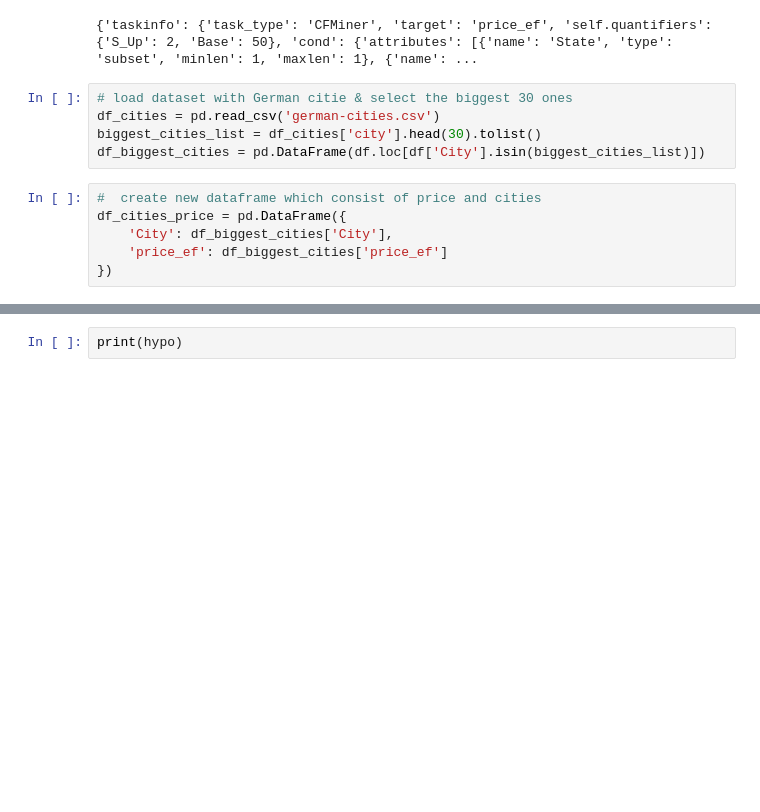
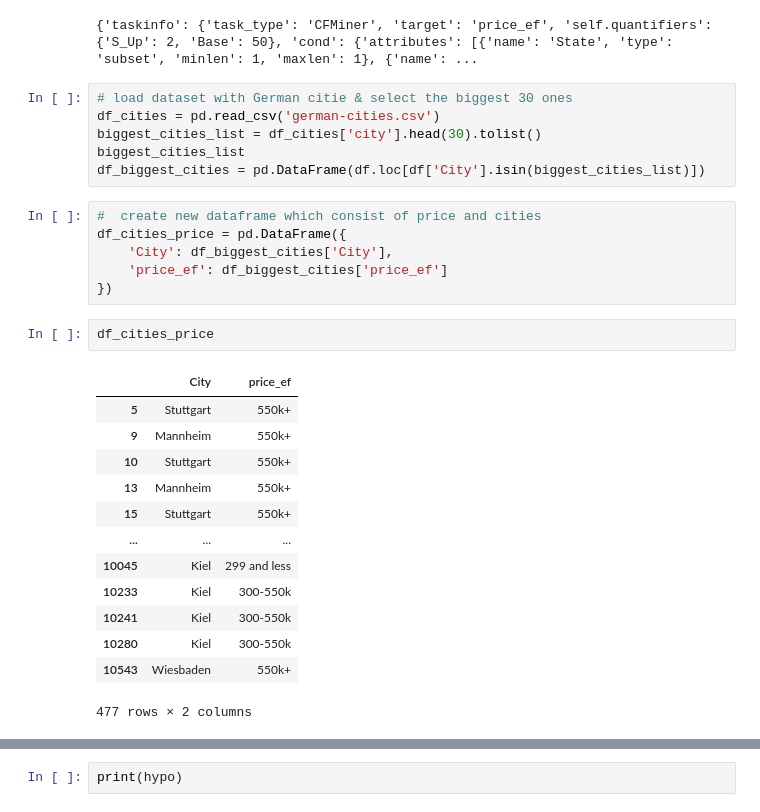
Before and after one commit to clytaemnestra/real-estate-data-analysis, a Jupyter notebook: analysis.ipynb, the cells around one changed output, grey strips where cells are left out. Drawn from its saved outputs; the diff is of its cells as text; blank space fills up the shorter version.

```diff
--- a/analysis.ipynb
+++ b/analysis.ipynb
@@ -631,6 +638,7 @@ print(hypo)
 # load dataset with German citie & select the biggest 30 ones
 df_cities = pd.read_csv('german-cities.csv')
 biggest_cities_list = df_cities['city'].head(30).tolist()
+biggest_cities_list
 df_biggest_cities = pd.DataFrame(df.loc[df['City'].isin(biggest_cities_list)])
 # %%
 #  create new dataframe which consist of price and cities
@@ -638,6 +646,22 @@ df_cities_price = pd.DataFrame({
     'City': df_biggest_cities['City'],
     'price_ef': df_biggest_cities['price_ef']
 })
+# %%
+df_cities_price
+# %% [output]
+|  | City | price_ef |
+| 5 | Stuttgart | 550k+ |
+| 9 | Mannheim | 550k+ |
+| 10 | Stuttgart | 550k+ |
+| 13 | Mannheim | 550k+ |
+| 15 | Stuttgart | 550k+ |
+| ... | ... | ... |
+| 10045 | Kiel | 299 and less |
+| 10233 | Kiel | 300-550k |
+| 10241 | Kiel | 300-550k |
+| 10280 | Kiel | 300-550k |
+| 10543 | Wiesbaden | 550k+ |
+477 rows × 2 columns
 # %%
 # find the most expensive cities
 hypo = cleverminer(df=df_cities_price, target='price_ef', proc='CFMiner',
```
Also changed, not shown: parts of 32 cells of this notebook.
